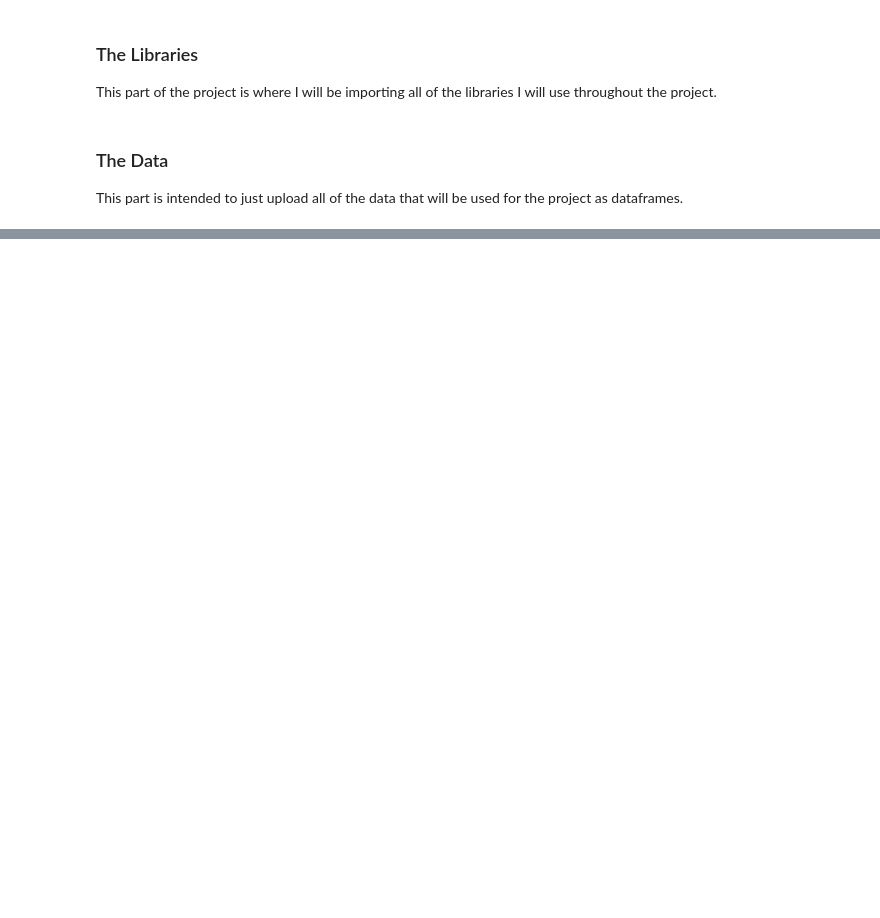
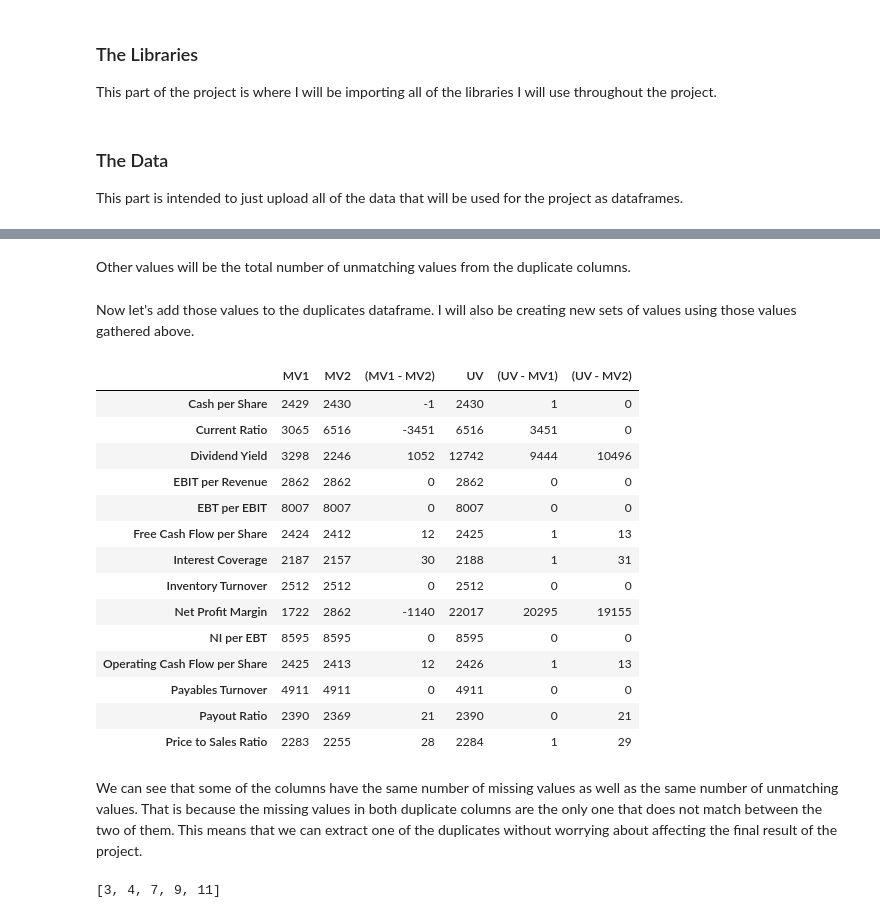
Before and after one commit to leonardo-lealfilho/Springboard, a Jupyter notebook: Capstone Project/Capstone Project.ipynb, the cells around one changed output, grey strips where cells are left out. Saved outputs shown, nothing was run; the diff lists cells and outputs as text; code cells hidden in the pictures; blank space fills up the shorter version.

```diff
--- a/Capstone Project/Capstone Project.ipynb
+++ b/Capstone Project/Capstone Project.ipynb
@@ -393,0 +446,8 @@ The amount of columns of missing 20% or more values in both the 2014 and 2016 da
+# %%
+# Creating a list of the columns from the original dataframe using the index gathered earlier in the duplicates process.
+
+# The index is used in the order found when ordering the 'Column Names' alphabetically.
+
+list1 = list(df.columns[[122, 105, 84, 87, 88, 121, 117, 102, 30, 89, 120, 101, 123, 77]]) # List of the 1st duplicates.
+
+list2 = list(df.columns[[135, 157, 160, 100, 99, 134, 158, 185, 93, 98, 133, 184, 161, 143]]) # List of the 2nd duplicates.
@@ -393,0 +456,67 @@ The amount of columns of missing 20% or more values in both the 2014 and 2016 da
+# %%
+# Creating an array of the quantity of duplicate values for each set of column names.
+
+# The first set are the duplicate columns that appears first in the order of the original dataframe.
+first = np.array(df[list1].isna().sum())
+
+# The second set are the duplicate columns that appears second in the order of the original dataframe.
+second = np.array(df[list2].isna().sum())
+# %% [markdown]
+Other values will be the total number of unmatching values from the duplicate columns.
+# %%
+# Taking the amount of unmatching values from the duplicate columns.
+
+unmatched = []
+
+for x, y in zip(list1, list2):
+    unmatched.append(len((df[df[x] != df[y]])[x]))
+# %% [markdown]
+Now let's add those values to the duplicates dataframe.  I will also be creating new sets of values using those values gathered above.
+# %%
+duplicates['MV1'] = first # Missing values from the first set of columns.
+
+duplicates['MV2'] = second # Missing values from the second set of columns.
+
+duplicates['(MV1 - MV2)'] = duplicates.iloc[:, 0] - duplicates.iloc[:, 1] # Difference between first and second set.
+
+duplicates['UV'] = unmatched # Amount of unmatching values between the two sets of columns.
+
+duplicates['(UV - MV1)'] = duplicates.iloc[:, 3] - duplicates.iloc[:, 0] # Difference between unmatched and first set of missing values
+
+duplicates['(UV - MV2)'] = duplicates.iloc[:, 3] - duplicates.iloc[:, 1] # Difference between unmatched and second set of missing values
+# %%
+# Let's check the duplicates data
+duplicates
+# %% [output]
+|  | MV1 | MV2 | (MV1 - MV2) | UV | (UV - MV1) | (UV - MV2) |
+| Cash per Share | 2429 | 2430 | -1 | 2430 | 1 | 0 |
+| Current Ratio | 3065 | 6516 | -3451 | 6516 | 3451 | 0 |
+| Dividend Yield | 3298 | 2246 | 1052 | 12742 | 9444 | 10496 |
+| EBIT per Revenue | 2862 | 2862 | 0 | 2862 | 0 | 0 |
+| EBT per EBIT | 8007 | 8007 | 0 | 8007 | 0 | 0 |
+| Free Cash Flow per Share | 2424 | 2412 | 12 | 2425 | 1 | 13 |
+| Interest Coverage | 2187 | 2157 | 30 | 2188 | 1 | 31 |
+| Inventory Turnover | 2512 | 2512 | 0 | 2512 | 0 | 0 |
+| Net Profit Margin | 1722 | 2862 | -1140 | 22017 | 20295 | 19155 |
+| NI per EBT | 8595 | 8595 | 0 | 8595 | 0 | 0 |
+| Operating Cash Flow per Share | 2425 | 2413 | 12 | 2426 | 1 | 13 |
+| Payables Turnover | 4911 | 4911 | 0 | 4911 | 0 | 0 |
+| Payout Ratio | 2390 | 2369 | 21 | 2390 | 0 | 21 |
+| Price to Sales Ratio | 2283 | 2255 | 28 | 2284 | 1 | 29 |
+# %% [markdown]
+We can see that some of the columns have the same number of missing values as well as the same number of unmatching values.  That is because the missing values in both duplicate columns are the only one that does not match between the two of them.  This means that we can extract one of the duplicates without worrying about affecting the final result of the project.
+# %%
+# First let's extract the index of the columns for which the difference in missing values is '0'.
+
+exact_duplicates = duplicates[duplicates.iloc[:, 2] == 0].index
+
+# Now let's put that index into a list.
+
+list1 = []
+
+for i in exact_duplicates:
+    list1.append(duplicates_columns.index(i))
+
+print(list1)
+# %% [output]
+[3, 4, 7, 9, 11]
```
Also changed, not shown: parts of 78 cells of this notebook.
